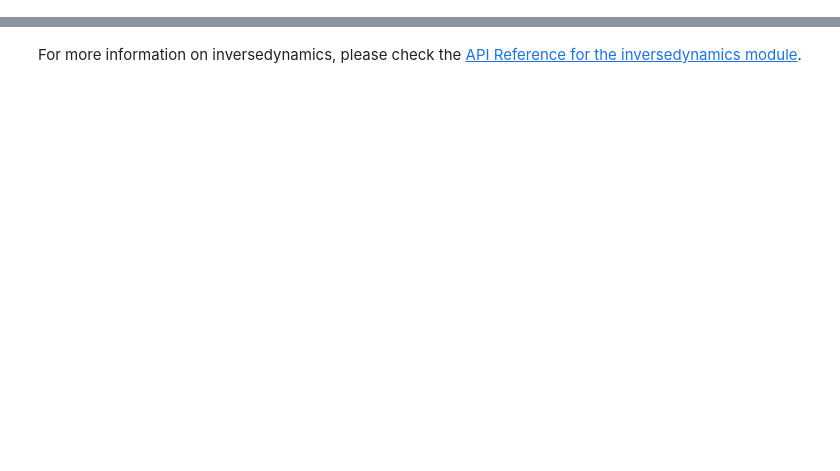
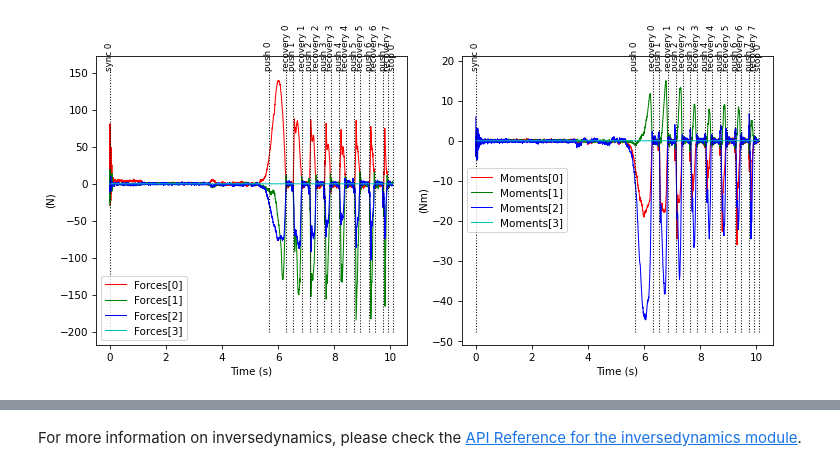
Before and after one commit to kineticstoolkit/kineticstoolkit, a Jupyter notebook: doc/inversedynamics.ipynb, the cells around one changed output, grey strips where cells are left out. Cells and saved outputs as stored; diff of their text form; code cells hidden in the pictures; blank space fills up the shorter version.

Commit message:
[STABLE] No code change. Rewrote the tutorial for inversedynamics.

```diff
--- a/doc/inversedynamics.ipynb
+++ b/doc/inversedynamics.ipynb
@@ -24,26 +0,0 @@ In this tutorial, we will load propulsion data from a sprint in Wheelchair Baske
-# %%
-# Total mass of the participant
-total_mass = 75
-
-# Load kinetics
-kinetics = ktk.load('data/inversedynamics/basketball_kinetics.mat')
-kinetics = kinetics['kineticsSWR']
-
-# Correct the signs so that the moments are in a correct coordinate system
-# (The SmartWheel usually reports Mz positive when it should be negative)
-kinetics.data['Moments'][:, 2] = -kinetics.data['Moments'][:, 2]
-
-# Load kinematics
-kinematics = ktk.load('data/inversedynamics/basketball_kinematics.mat')
-kinematics = kinematics['kinematics']
-markers = kinematics['Markers']
-
-# Sync kinetics and kinematics (there is a 5.525 time lag between both)
-markers.time -= 5.525
-
-# Merge all under the same ts_all TimeSeries.
-ts_all = markers.copy()
-ts_all.merge(kinetics, resample=True)
-
-# Keep only the sprint data
-ts_all = ts_all.get_ts_between_times(0, 15)
@@ -111,0 +19,21 @@ new_ts.plot(['ProximalForces', 'ProximalMoments'])
+# %%
+# Load kinetics
+kinetics = ktk.load('data/inversedynamics/basketball_kinetics.ktk.zip')
+
+# Change some signs to match (locally): x anterior, # y up, z lateral (right)
+kinetics.data['Forces'][:, 0] = -kinetics.data['Forces'][:, 0]
+kinetics.data['Forces'][:, 1] = -kinetics.data['Forces'][:, 1]
+
+kinetics.data['Moments'][:, 0] = -kinetics.data['Moments'][:, 0]
+kinetics.data['Moments'][:, 1] = -kinetics.data['Moments'][:, 1]
+
+# Keep everything between sync and stop recording events.
+kinetics = kinetics.get_ts_between_events('sync', 'stop')
+
+# Look at the data
+plt.subplot(1, 2, 1)
+kinetics.plot('Forces')
+plt.subplot(1, 2, 2)
+kinetics.plot('Moments')
+# %% [output]
+[figure, added]
```
Also changed, not shown: parts of 48 cells of this notebook, 37 other files.
